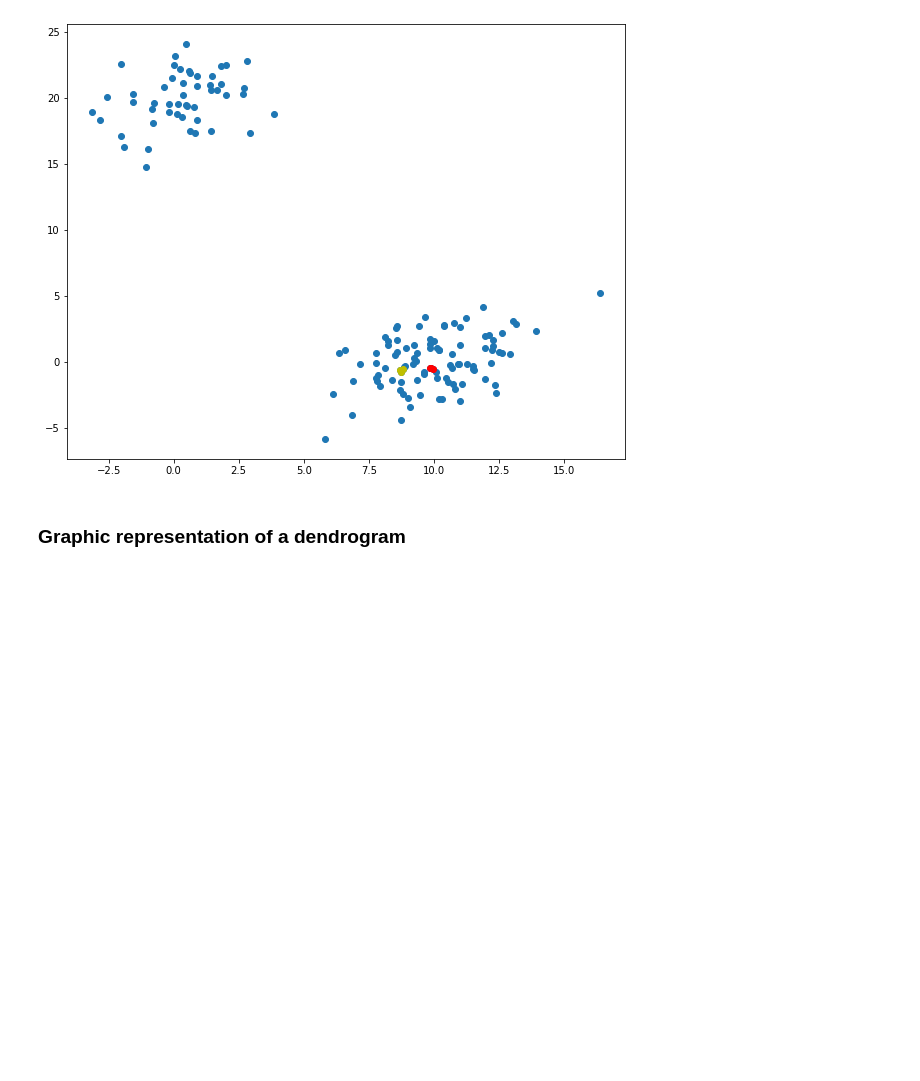
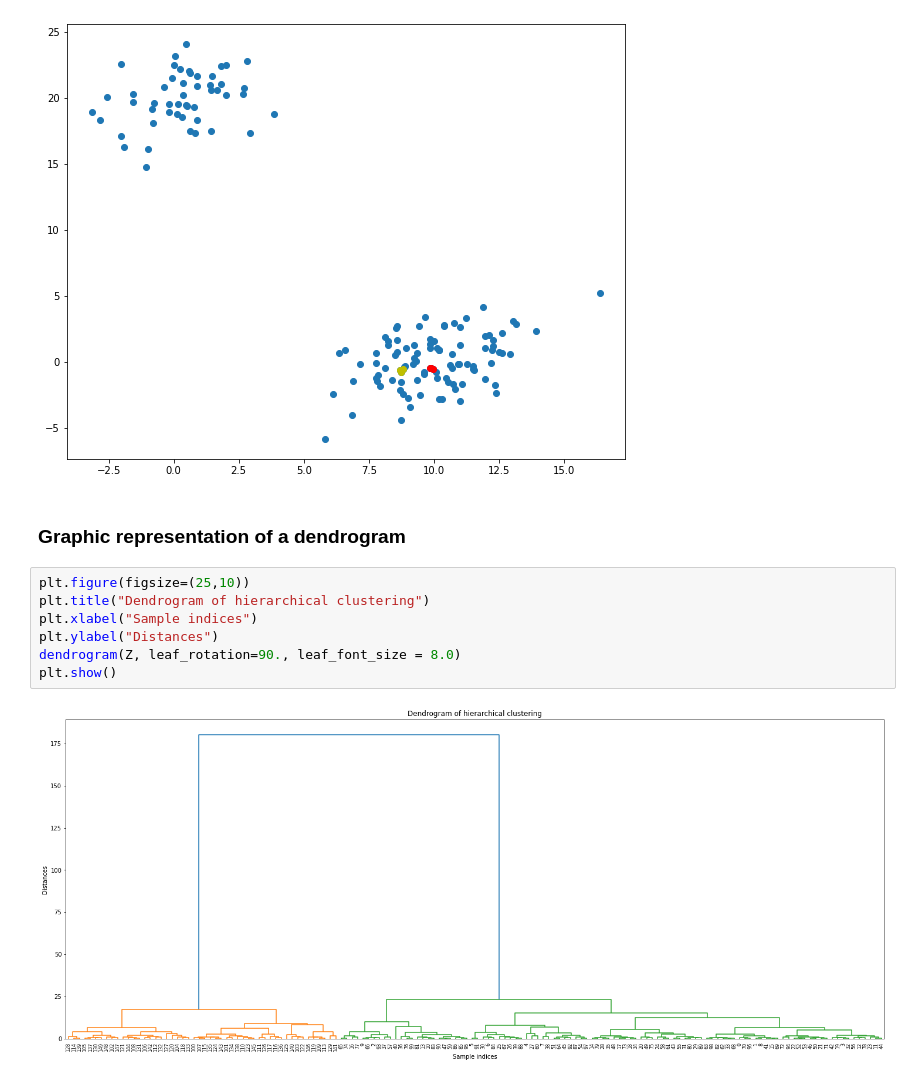
Before and after one commit to AlanLopez1017/Clustering-with-Python, a Jupyter notebook: 2. FullClustering.ipynb, the cells around one changed output. Cells and saved outputs as stored; diff of their text form; blank space fills up the shorter version.

Commit message:
Dendrogram

```diff
--- a/2. FullClustering.ipynb
+++ b/2. FullClustering.ipynb
@@ -116,3 +116,12 @@ plt.show()
 [figure]
 # %% [markdown]
 ### Graphic representation of a dendrogram
+# %%
+plt.figure(figsize=(25,10))
+plt.title("Dendrogram of hierarchical clustering")
+plt.xlabel("Sample indices")
+plt.ylabel("Distances")
+dendrogram(Z, leaf_rotation=90., leaf_font_size = 8.0)
+plt.show()
+# %% [output]
+[figure, added]
```
Also changed, not shown: parts of 28 cells of this notebook.
